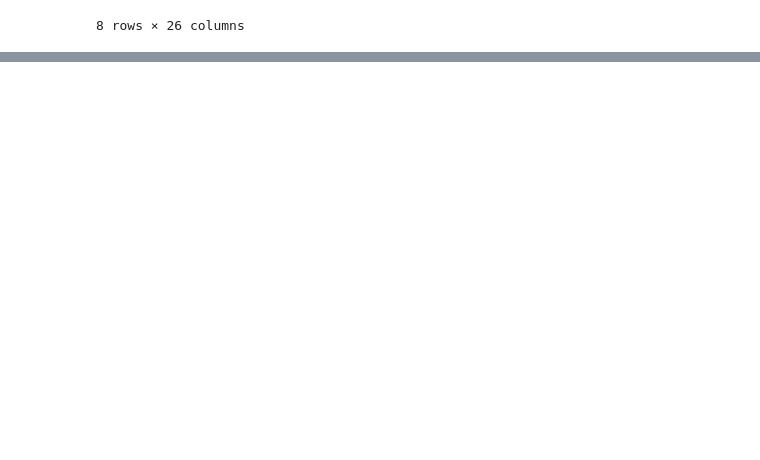
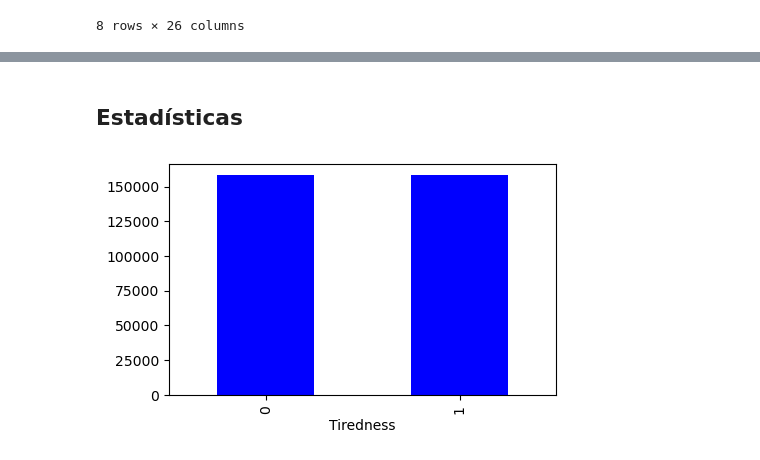
Before and after one commit to cvorozcom/proyectos, a Jupyter notebook: entrega4_analisis_knn.ipynb, the cells around one changed output, grey strips where cells are left out. Saved outputs shown, nothing was run; the diff lists cells and outputs as text; code cells hidden in the pictures; blank space fills up the shorter version.

```diff
--- a/entrega4_analisis_knn.ipynb
+++ b/entrega4_analisis_knn.ipynb
@@ -119,0 +113,2 @@ weighted avg       0.44      0.67      0.53     79200
+# %% [markdown]
+## Estadísticas
@@ -119,0 +119,6 @@ weighted avg       0.44      0.67      0.53     79200
+# %%
+plt.figure(figsize=(5,3))
+df.groupby('Tiredness').size().plot(color='blue',kind='bar')
+plt.show()
+# %% [output]
+[figure, added]
```
Also changed, not shown: parts of 12 cells of this notebook, 5 other files.
